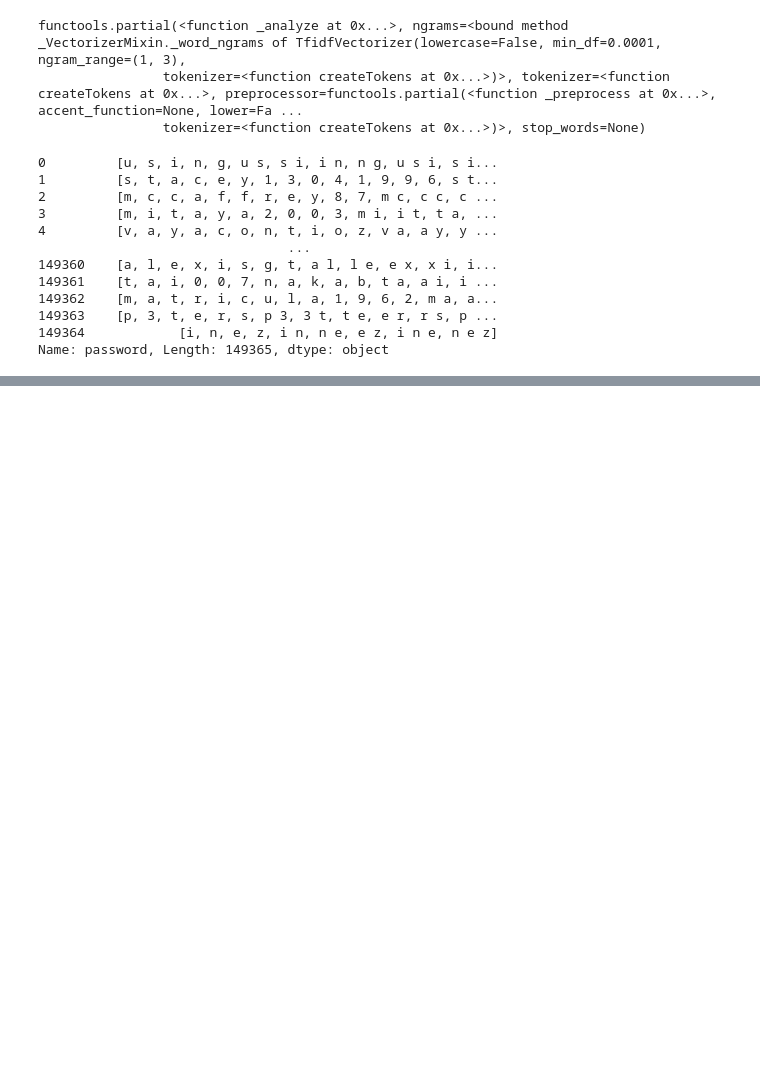
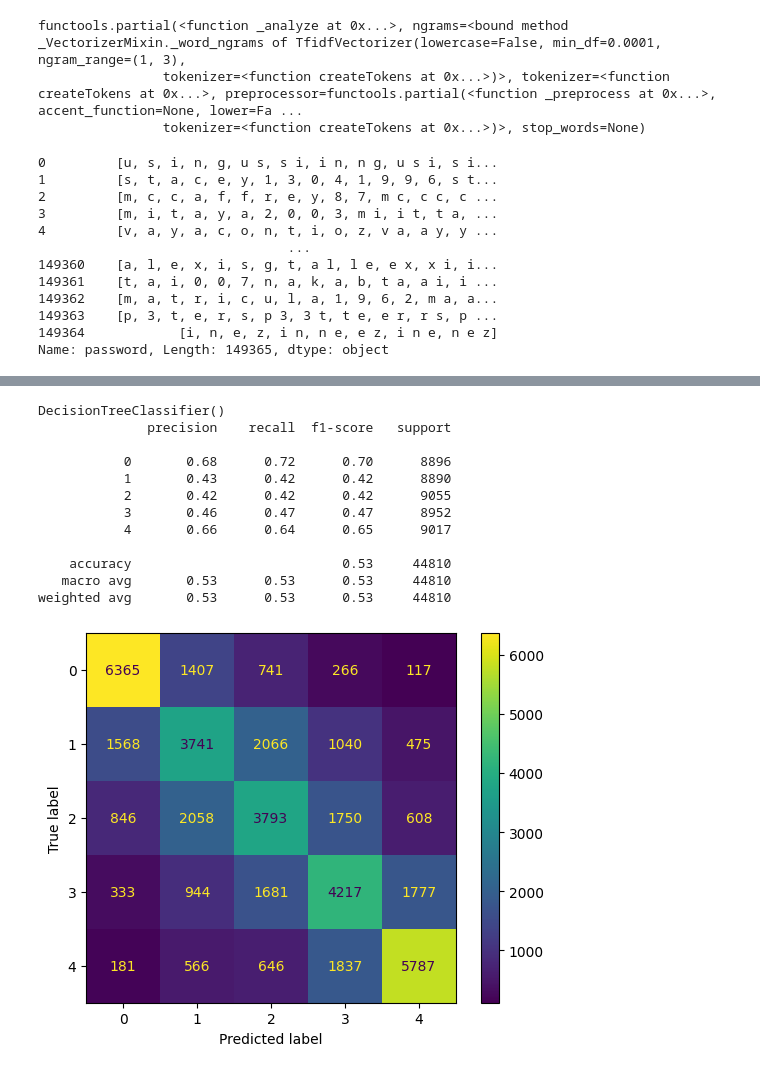
Before and after one commit to KarthikUdyawar/passwordometer, a Jupyter notebook: model.ipynb, the cells around one changed output, grey strips where cells are left out. Cells and saved outputs as stored; diff of their text form; code cells hidden in the pictures; blank space fills up the shorter version.

```diff
--- a/model.ipynb
+++ b/model.ipynb
@@ -125,0 +142,16 @@ y = df["strength"]
+# %%
+result_model(dfc)
+# %% [output]
+DecisionTreeClassifier()
+              precision    recall  f1-score   support
+
+           0       0.68      0.72      0.70      8896
+           1       0.43      0.42      0.42      8890
+           2       0.42      0.42      0.42      9055
+           3       0.46      0.47      0.47      8952
+           4       0.66      0.64      0.65      9017
+
+    accuracy                           0.53     44810
+   macro avg       0.53      0.53      0.53     44810
+weighted avg       0.53      0.53      0.53     44810
+[figure, added]
```
Also changed, not shown: parts of 20 cells of this notebook.
